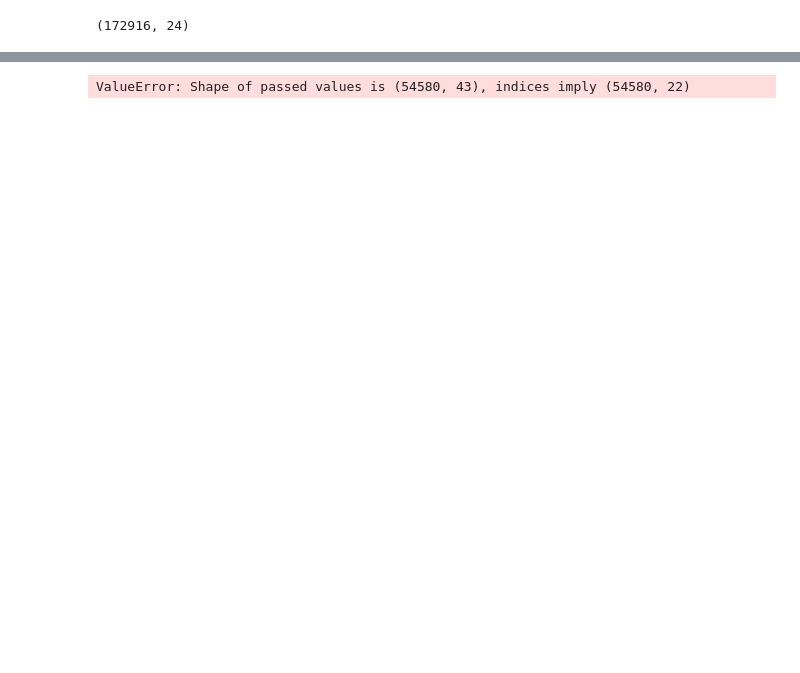
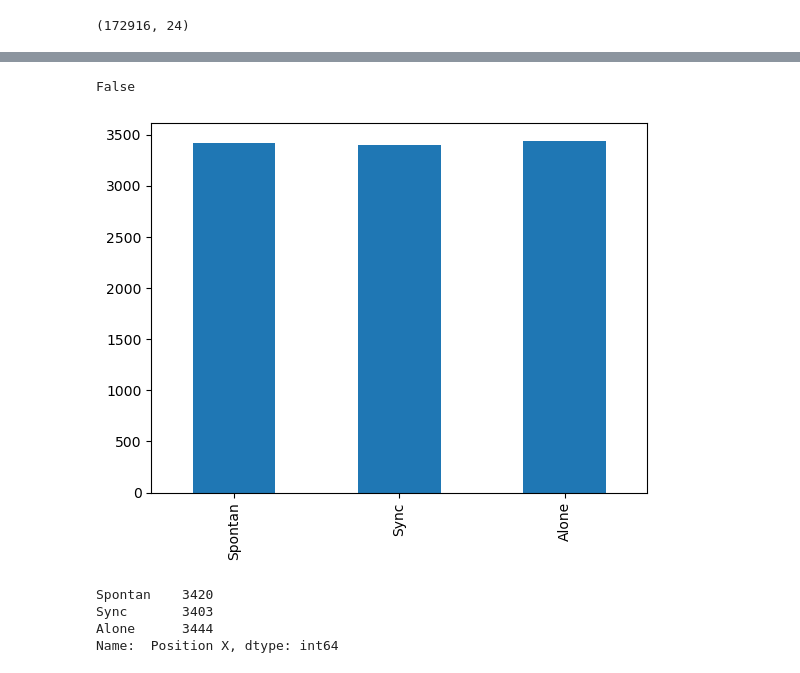
Before and after one commit to ortrsa/Data_Science_Final_Project_2, a Jupyter notebook: Notebook4.ipynb, the cells around one changed output, grey strips where cells are left out. Drawn from its saved outputs; the diff is of its cells as text; code cells hidden in the pictures; blank space fills up the shorter version.

```diff
--- a/Notebook4.ipynb
+++ b/Notebook4.ipynb
@@ -219,0 +138,5 @@ result.columns = ['Frame ID', 'Hand Type', '# hands', 'Position X', 'Position Y'
+# %%
+# Delete all the data with 1 hand whan shuold be 2
+temp = frame[(frame[' # hands']!=1) | (frame['Label']==2)]
+# Delete all the data with 2 hand whan shuold be 1
+frame = temp[(temp[' # hands']==1 ) | (temp['Label']!=2)]
@@ -219,0 +172,31 @@ result.columns = ['Frame ID', 'Hand Type', '# hands', 'Position X', 'Position Y'
+# %%
+def Make_not_Alone(frame):
+    not_alone = frame[frame['Label']!=2]
+
+    L = not_alone[(not_alone[' Hand Type'] == 0)]
+    R = not_alone[(not_alone[' Hand Type'] == 1)]
+
+    L = L.set_index(['Time', 'Name'])
+    R = R.set_index(['Time', 'Name'])
+    R.columns += "_"
+
+    not_alone = pd.concat([L, R], axis=1)
+    not_alone.reset_index(inplace= True)
+    not_alone.drop(["Name","Label_"],axis=1, inplace=True)
+
+
+    return not_alone
+# %%
+# Marge all the data again
+alone = make_Alone(frame)
+not_alone = Make_not_Alone(frame)
+
+# final df
+df = pd.concat([not_alone, alone], axis=0, ignore_index=True)
+
+
+# drop Irrelevant and take sample every 10 row
+df = df.drop(['Time', ' Frame ID',' Hand Type',' # hands',' Hand Type_',' # hands_'
+           ,' Frame ID_'], axis=1)
+df = df[::10]
+df
@@ -220 +229,19 @@ result.columns = ['Frame ID', 'Hand Type', '# hands', 'Position X', 'Position Y'
+# %%
+# chack for null values
+df.isna().values.any()
+# %% [output]
+False
+# %%
+# chack if the data is balanced
+Labels_count = df.groupby('Label').count()[" Position X"]
+Labels_count.index = ["Spontan","Sync","Alone"]
+Labels_count.plot.bar()
+plt.show()
+print(Labels_count)
+# %% [output]
+[figure, added]
+Spontan    3420
+Sync       3403
+Alone      3444
+Name:  Position X, dtype: int64
 # %%
@@ -223,8 +250,6 @@ X = result.drop('_Label', axis=1)
 # %%
 x_train , x_test , y_train , y_test = split(X,Y ,train_size = 0.8 , shuffle = True , random_state = 1)
 # %%
-scal_x_train = pd.DataFrame(StandardScaler().fit(x_train).transform(x_train),columns=x.columns)
-scal_x_test = pd.DataFrame(StandardScaler().fit(x_train).transform(x_test),columns=x.columns)
+scal_x_train = pd.DataFrame(StandardScaler().fit(x_train).transform(x_train),columns=X.columns)
+scal_x_test = pd.DataFrame(StandardScaler().fit(x_train).transform(x_test),columns=X.columns)
-# %% [output]
-ValueError: Shape of passed values is (54580, 43), indices imply (54580, 22)
 # %%
```
Also changed, not shown: parts of 30 cells of this notebook.
